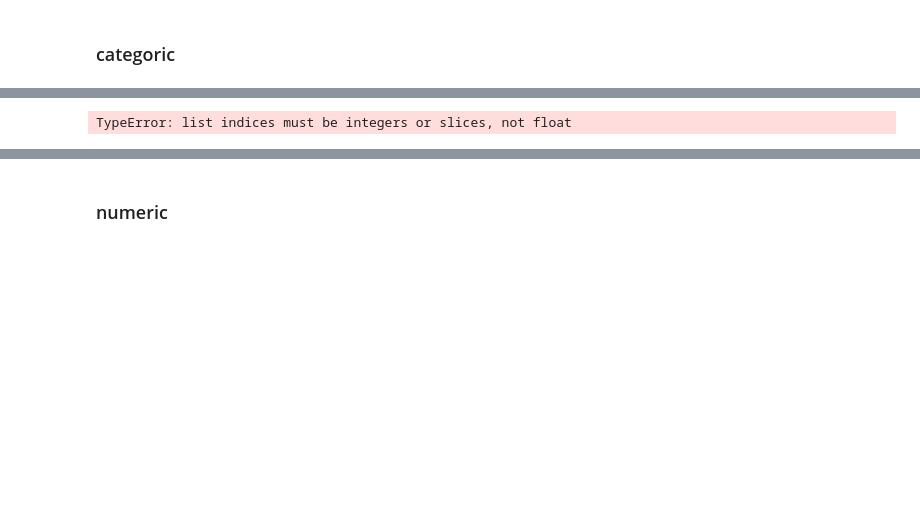
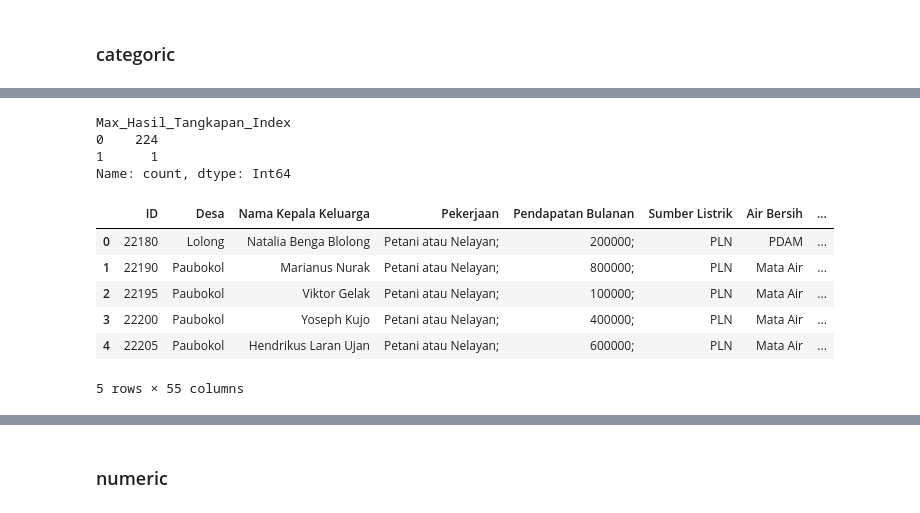
Before and after one commit to hldfiadn/rumah-tangga-mbkp, a Jupyter notebook: (new) profil desa/cleaning-getMAX-ulangdariawal.ipynb, the cells around one changed output, grey strips where cells are left out. Saved outputs shown, nothing was run; the diff lists cells and outputs as text; code cells hidden in the pictures; blank space fills up the shorter version.

```diff
--- a/(new) profil desa/cleaning-getMAX-ulangdariawal.ipynb
+++ b/(new) profil desa/cleaning-getMAX-ulangdariawal.ipynb
@@ -900,6 +904,7 @@ def get_element_by_index(target_str, index):
         return np.nan
 # %%
 df['Max_Produksi_Index'] = df['Produksi'].apply(get_max_index)
+df['Max_Produksi_Index'] = df['Max_Produksi_Index'].astype('Int64')
 # %%
 df['Max_Produksi_Index'].value_counts()
 # %% [output]
@@ -911,12 +917,8 @@ Name: count, dtype: int64
 # %%
-df['Max_Produksi_Index'] = df['Produksi'].apply(get_max_index)
-
-target_cols = ["Sumber Benih", "Pola Tanam", "Sistem Budidaya", "Pengairan"]
+target_cols = ["Nama Tanaman", "Sumber Benih", "Pola Tanam", "Sistem Budidaya", "Pengairan"]
 
 for col in target_cols:
-    df[f'Final_{col}'] = df.apply(
+    df[f'Produksi Terbanyak_{col}'] = df.apply(
         lambda row: get_element_by_index(row[col], row['Max_Produksi_Index']),
         axis=1
     )
-# %% [output]
-TypeError: list indices must be integers or slices, not float
@@ -922,0 +928,25 @@ TypeError: list indices must be integers or slices, not float
+# %%
+df['Max_Hasil_Tangkapan_Index'].value_counts()
+# %% [output]
+Max_Hasil_Tangkapan_Index
+0    224
+1      1
+Name: count, dtype: Int64
+# %%
+target_cols = ["Nama Area Perikanan Tangkap", "Jenis Ikan Tangkap", "Pemanfaatan Hasil Tangkap"]
+
+for col in target_cols:
+    df[f'Tangkapan Terbanyak_{col}'] = df.apply(
+        lambda row: get_element_by_index(row[col], row['Max_Produksi_Index']),
+        axis=1
+    )
+# %%
+df.head()
+# %% [output]
+|  | ID | Desa | Nama Kepala Keluarga | Pekerjaan | Pendapatan Bulanan | Sumber Listrik | Air Bersih | ... |
+| 0 | 22180 | Lolong | Natalia Benga Blolong | Petani atau Nelayan; | 200000; | PLN | PDAM | ... |
+| 1 | 22190 | Paubokol | Marianus Nurak | Petani atau Nelayan; | 800000; | PLN | Mata Air | ... |
+| 2 | 22195 | Paubokol | Viktor Gelak | Petani atau Nelayan; | 100000; | PLN | Mata Air | ... |
+| 3 | 22200 | Paubokol | Yoseph Kujo | Petani atau Nelayan; | 400000; | PLN | Mata Air | ... |
+| 4 | 22205 | Paubokol | Hendrikus Laran Ujan | Petani atau Nelayan; | 600000; | PLN | Mata Air | ... |
+5 rows × 55 columns
```
Also changed, not shown: parts of 27 cells of this notebook.
